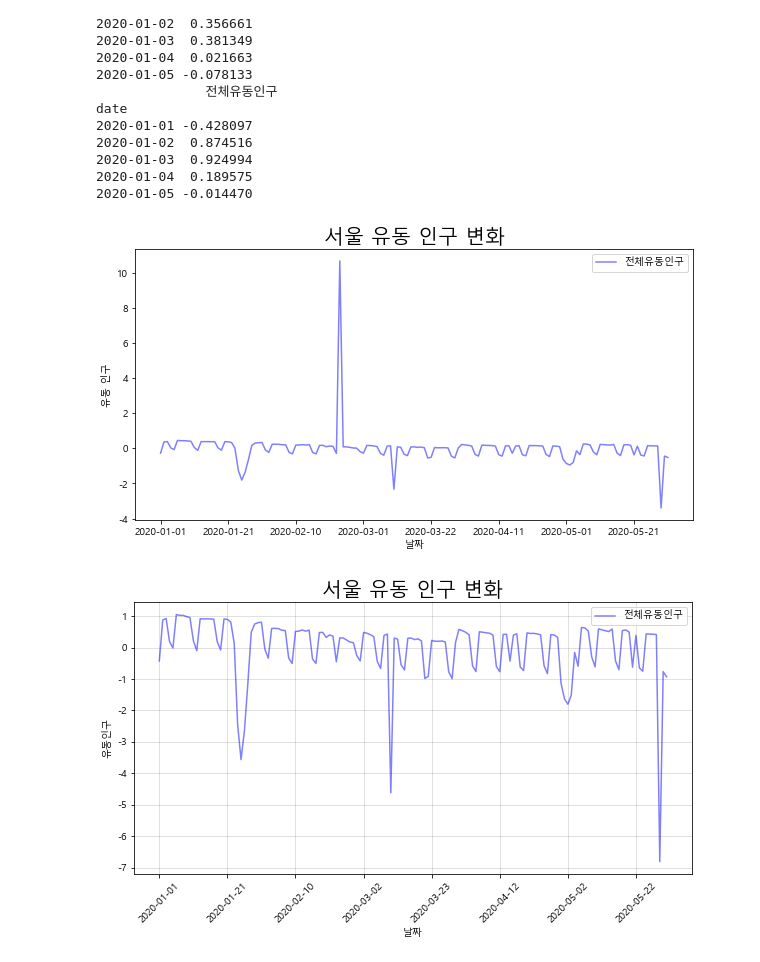
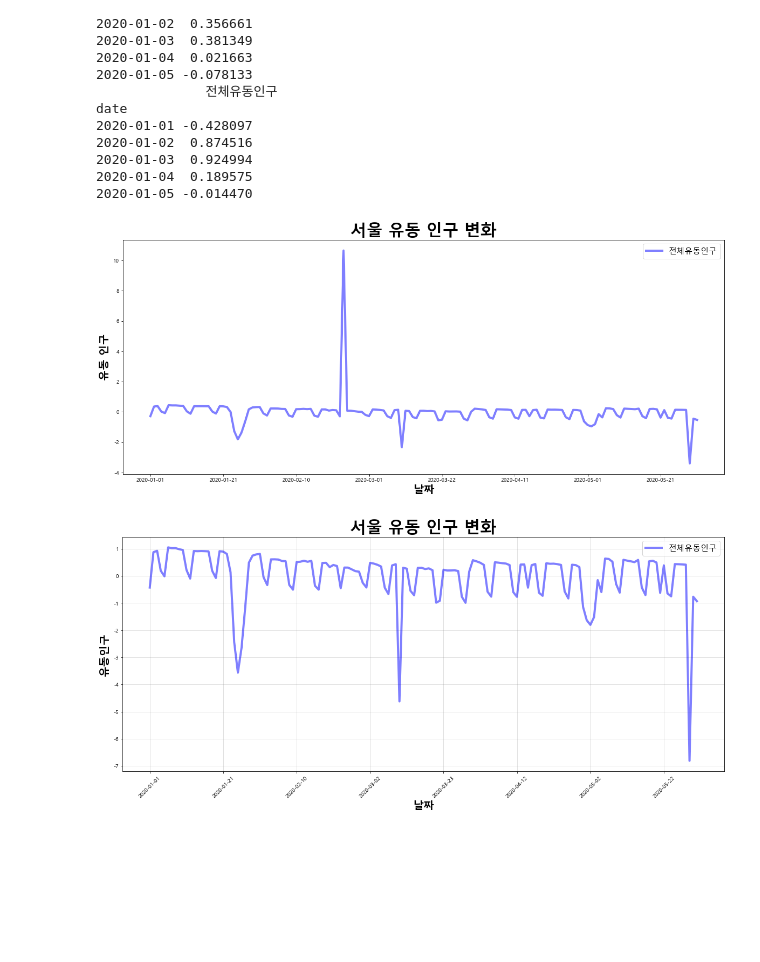
Before and after one commit to Shinest-changwon/OMG_coroan19_data_analysis, a Jupyter notebook: floating_seoul.ipynb, the cells around one changed output. Drawn from its saved outputs; the diff is of its cells as text; code cells hidden in the pictures; blank space fills up the shorter version.

```diff
--- a/floating_seoul.ipynb
+++ b/floating_seoul.ipynb
@@ -70,23 +70,23 @@ date
 2020-01-05 -0.014470
 # %%
 #그래프 작성하기 _이쁘지 않은 데이터 생성 최대값을 지워보자
-normalization_all_df.plot(color='blue', alpha=0.5,figsize=(10, 5))
-plt.xlabel("날짜")
-plt.ylabel("유동 인구")
-plt.title("서울 유동 인구 변화",fontsize = 20)
-#  plt.legend(loc=0)                             # 범주 위치를 조정할 수 있다.
+normalization_all_df.plot(color='blue', alpha=0.5, linewidth=4, figsize=(20, 8))
+plt.xlabel("날짜", fontsize = 20, fontweight = "bold")
+plt.ylabel("유동 인구", fontsize = 20, fontweight = "bold")
+plt.title("서울 유동 인구 변화", fontsize = 30, fontweight = "bold")
+plt.legend(loc=0, fontsize = 15)                             # 범주 위치를 조정할 수 있다.
 plt.show()
 
 
 #최대값을 지운 그래프
-normalization_all_df2.plot(color='blue', alpha=0.5,figsize=(10, 5))
-plt.xlabel("날짜")
-plt.ylabel("유동인구")
-plt.title("서울 유동 인구 변화", fontsize = 20)
-#  plt.legend(loc=0)                             # 범주 위치를 조정할 수 있다.
+normalization_all_df2.plot(color='blue', alpha=0.5, linewidth=4, figsize=(20, 8))
+plt.xlabel("날짜", fontsize = 20, fontweight = "bold" )
+plt.ylabel("유동인구", fontsize = 20, fontweight = "bold")
+plt.title("서울 유동 인구 변화", fontsize = 30, fontweight = "bold")
+plt.legend(loc=0, fontsize = 15)                             # 범주 위치를 조정할 수 있다.
 plt.xticks(rotation= 45)
 plt.grid(alpha=0.3, color='grey')
 plt.show()
 # %% [output]
-[figure, old version]
+[figure, new version]
-[figure, old version]
+[figure, new version]
```
